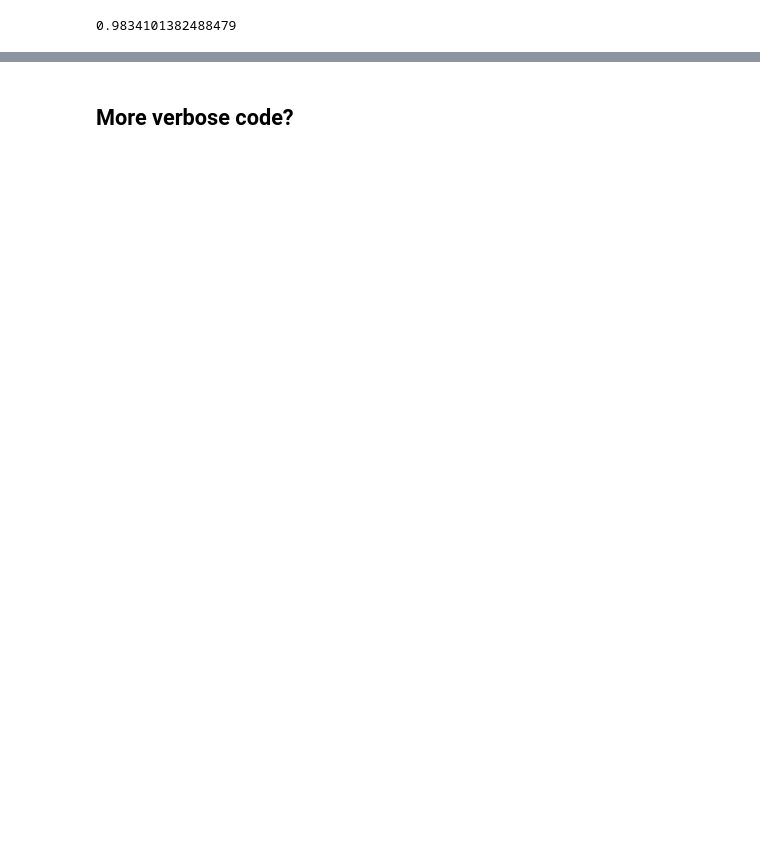
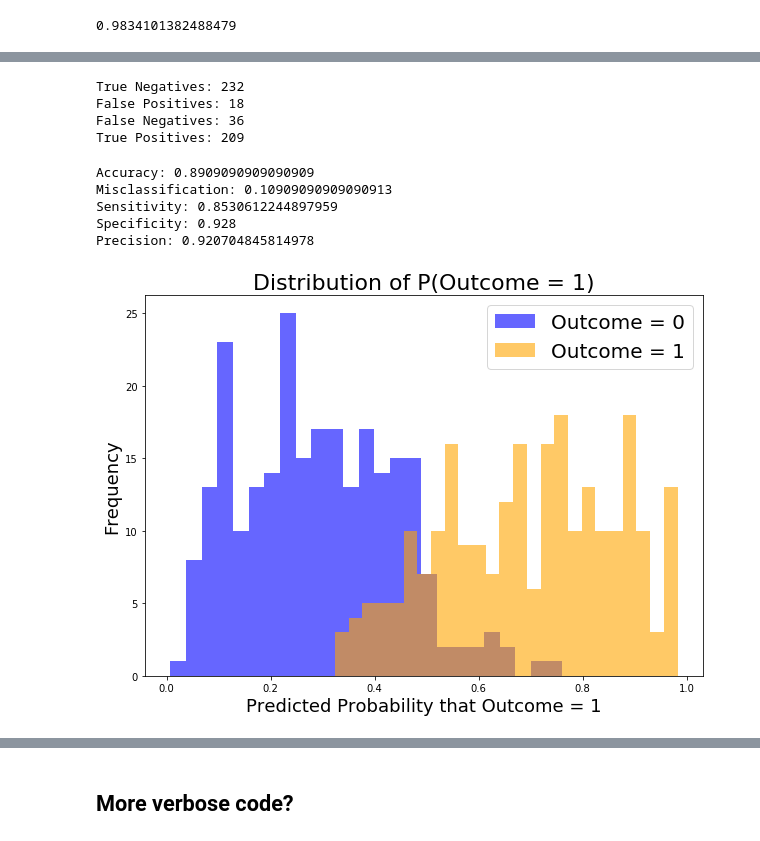
Before and after one commit to ngweiern/ga-dsi-proj-3, a Jupyter notebook: code/02_nlp.ipynb, the cells around one changed output, grey strips where cells are left out. Saved outputs shown, nothing was run; the diff lists cells and outputs as text; code cells hidden in the pictures; blank space fills up the shorter version.

```diff
--- a/code/02_nlp.ipynb
+++ b/code/02_nlp.ipynb
@@ -374,0 +358,7 @@ plotter.plot_roc_curve(pred_df=pred_df)
+# %%
+# Create train_test_split.
+X_train, X_test, y_train, y_test = train_test_split(X,
+                                                    y,
+                                                    stratify=y,
+                                                    test_size = 0.25,
+                                                    random_state = 42)
@@ -374,0 +367,17 @@ plotter.plot_roc_curve(pred_df=pred_df)
+# %%
+pipe = Pipeline([
+    ('cvec', CountVectorizer(stop_words='english')),
+    ('tfidf', TfidfTransformer()),
+    ('nb', MultinomialNB())
+])
+# %%
+pipe_params = {
+    'cvec__max_features': [2500, 3000, 3500, 4000, 4500],
+    'cvec__min_df': [2, 3],
+    'cvec__max_df': [.9, .95],
+    'cvec__ngram_range': [(1,1), (1,2)]
+}
+gs = GridSearchCV(pipe, param_grid=pipe_params, cv=3)
+gs.fit(X_train, y_train) # gs.fit(X_train['selftext'], y_train)
+print(gs.best_score_)
+gs.best_params_
@@ -374,0 +407,10 @@ plotter.plot_roc_curve(pred_df=pred_df)
+# %%
+print("True Negatives: %s" % tn)
+print("False Positives: %s" % fp)
+print("False Negatives: %s" % fn)
+print("True Positives: %s" % tp)
+# %% [output]
+True Negatives: 232
+False Positives: 18
+False Negatives: 36
+True Positives: 209
@@ -374,0 +430,17 @@ plotter.plot_roc_curve(pred_df=pred_df)
+# %%
+get_classification_metrics(tn, fp, fn, tp)
+# %% [output]
+Accuracy: 0.8909090909090909
+Misclassification: 0.10909090909090913
+Sensitivity: 0.8530612244897959
+Specificity: 0.928
+Precision: 0.920704845814978
+# %%
+pred_proba = [i[1] for i in gs.predict_proba(X_test)]
+
+pred_df = pd.DataFrame({'true_values': y_test,
+                        'pred_probs': pred_proba})
+# %%
+plotter.plot_probability_distribution(pred_df)
+# %% [output]
+[figure, added]
```
Also changed, not shown: parts of 75 cells of this notebook.
